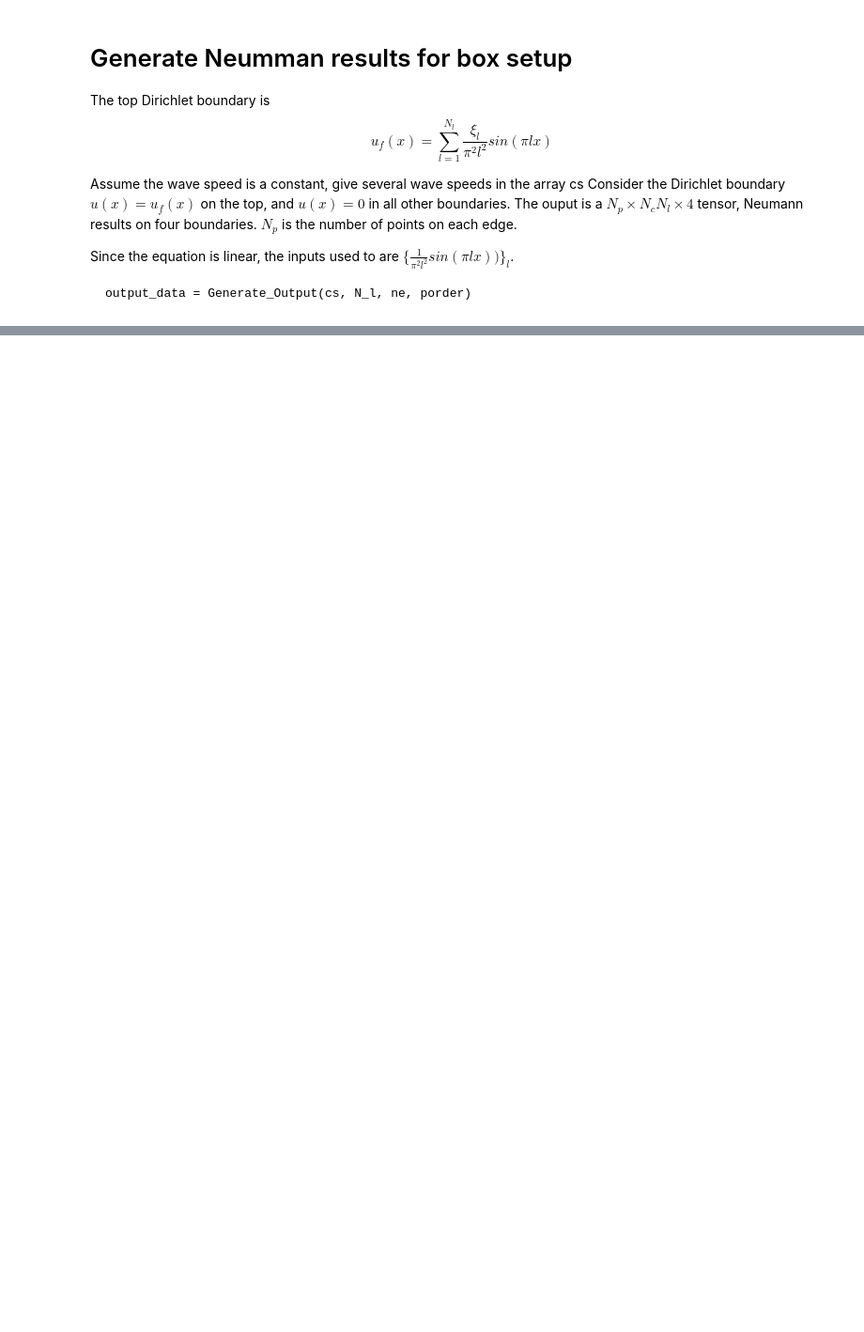
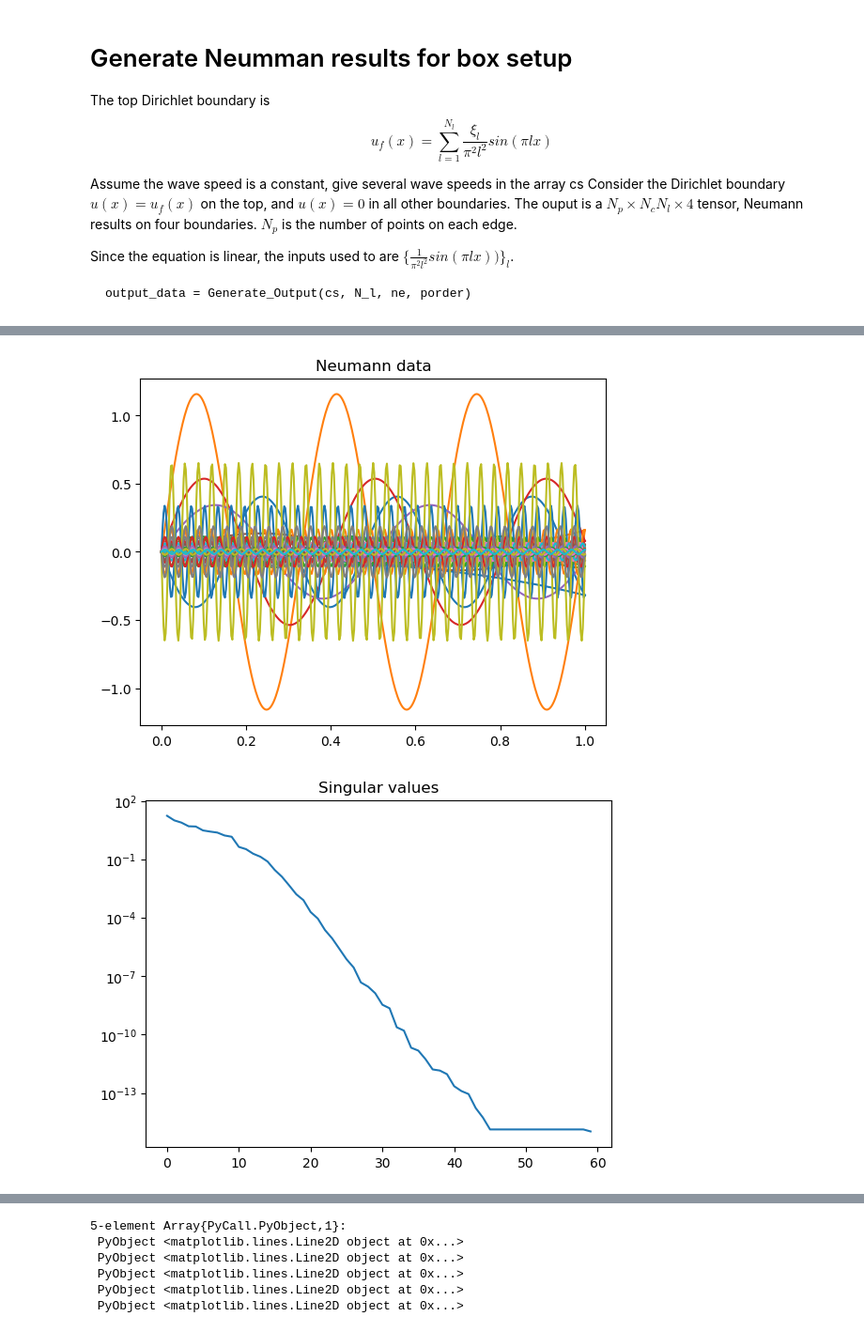
Before and after one commit to Zhengyu-Huang/Operator-Learning, a Jupyter notebook: nn/Box.ipynb, the cells around one changed output, grey strips where cells are left out. Shown at 94% size. Cells and saved outputs as stored; diff of their text form; code cells hidden in the pictures; blank space fills up the shorter version.

Commit message:
Add Neumann to Dirichlet Map

```diff
--- a/nn/Box.ipynb
+++ b/nn/Box.ipynb
@@ -126,3 +126,46 @@ PyPlot.plot(x, U[:, 1:trunc])
  PyObject <matplotlib.lines.Line2D object at 0x...>
  PyObject <matplotlib.lines.Line2D object at 0x...>
  PyObject <matplotlib.lines.Line2D object at 0x...>
+# %%
+# consider on only the top edge
+bc_id = 2
+x = LinRange(0, 1, ne*porder+1)
+PyPlot.figure()
+PyPlot.title("Neumann data")
+PyPlot.plot(x, output_data[:,:,bc_id])
+
+
+PyPlot.figure()
+PyPlot.title("Singular values")
+U,Σ,V = svd(output_data[:,:,bc_id])
+PyPlot.semilogy(Σ)
+
+PyPlot.figure()
+trunc = 5
+PyPlot.title("Reduced order basis")
+PyPlot.plot(x, U[:, 1:trunc])
+
+# normalized the ouput
+output_data_normalized = copy(output_data)
+for i = 1:size(output_data, 2)
+    for j = 1:size(output_data, 3)
+        output_data_normalized[:,i,j] .= output_data_normalized[:,i,j]/norm(output_data_normalized[:,i,j])
+    end
+end
+
+PyPlot.figure()
+PyPlot.title("Neumann data")
+PyPlot.plot(x, output_data_normalized[:,:,bc_id])
+
+PyPlot.figure()
+PyPlot.title("Singular values")
+U,Σ,V = svd(output_data_normalized[:,:,bc_id])
+PyPlot.semilogy(Σ)
+
+PyPlot.figure()
+PyPlot.title("Reduced order basis")
+trunc = 5
+PyPlot.plot(x, U[:, 1:trunc])
+# %% [output]
+[figure, added]
+[figure, added]
@@ -128,0 +176,6 @@ PyPlot.plot(x, U[:, 1:trunc])
+5-element Array{PyCall.PyObject,1}:
+ PyObject <matplotlib.lines.Line2D object at 0x...>
+ PyObject <matplotlib.lines.Line2D object at 0x...>
+ PyObject <matplotlib.lines.Line2D object at 0x...>
+ PyObject <matplotlib.lines.Line2D object at 0x...>
+ PyObject <matplotlib.lines.Line2D object at 0x...>
```
Also changed, not shown: parts of 4 cells of this notebook, 2 other files.
